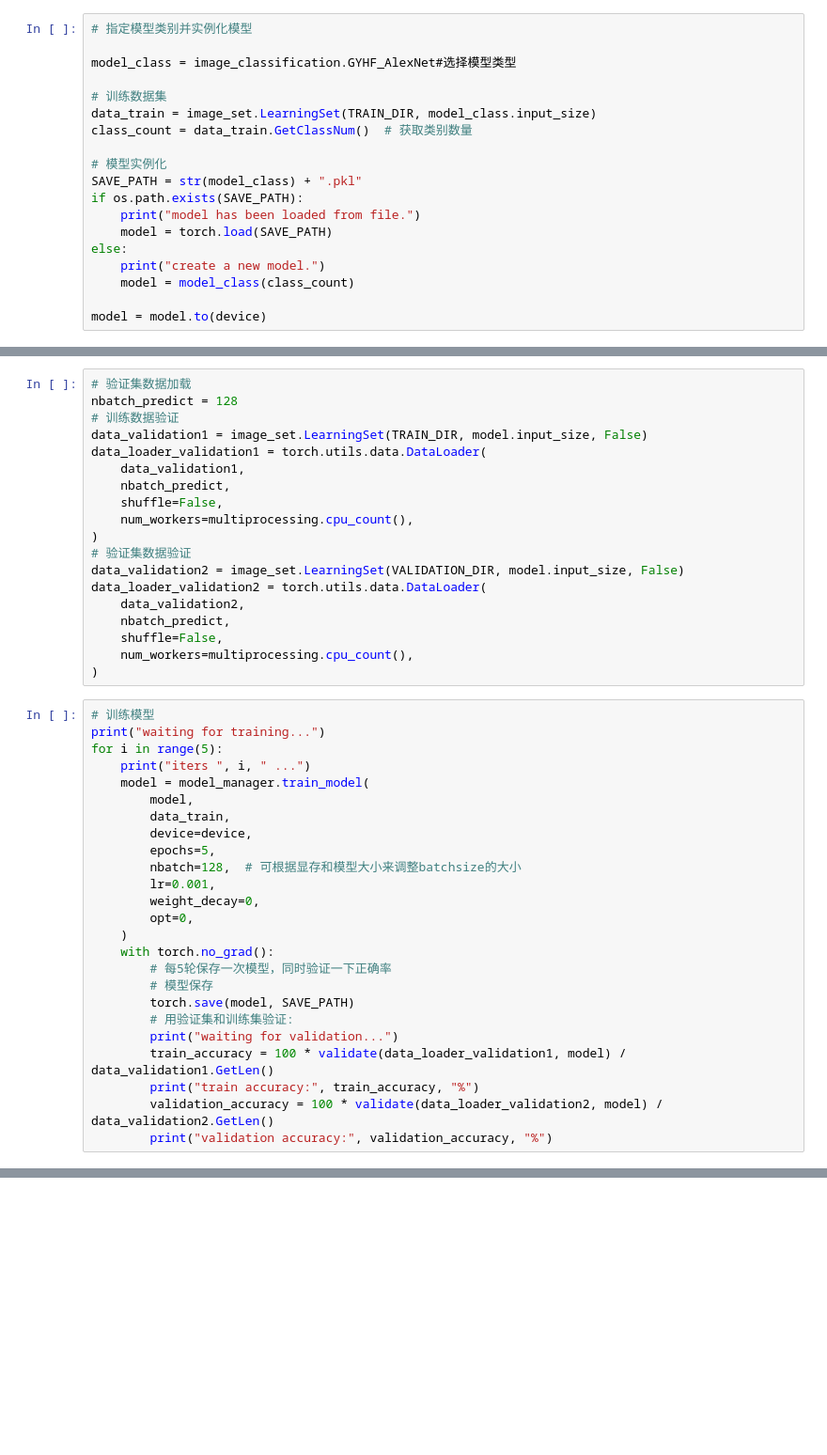
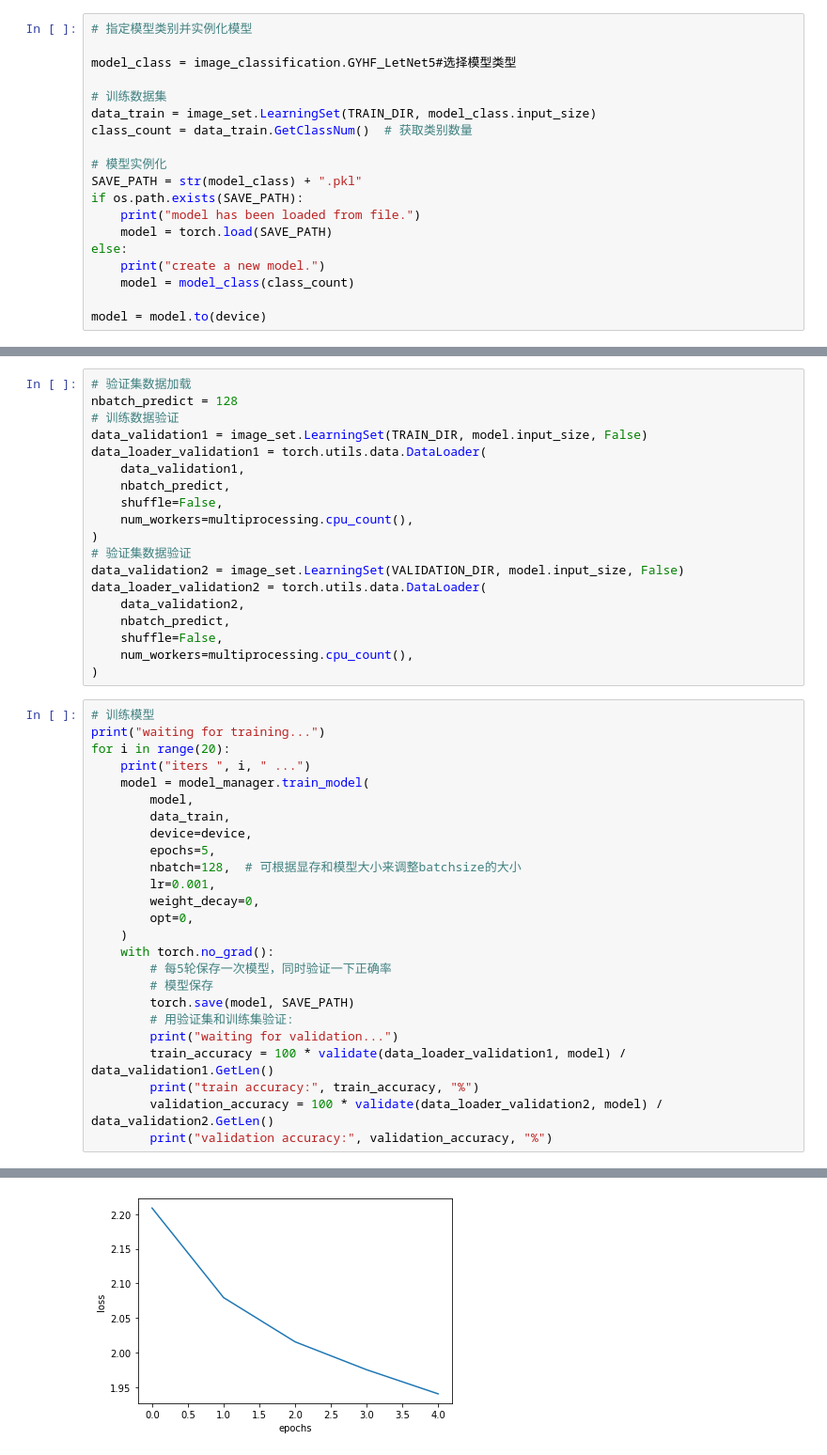
Before and after one commit to gystar/ml_hws, a Jupyter notebook: hw3/main.ipynb, the cells around one changed output, grey strips where cells are left out. Shown at 94% size. Saved outputs shown, nothing was run; the diff lists cells and outputs as text; blank space fills up the shorter version.

```diff
--- a/hw3/main.ipynb
+++ b/hw3/main.ipynb
@@ -55,7 +55,7 @@ def validate(data_loader, m):
 # %%
 # 指定模型类别并实例化模型
 
-model_class = image_classification.GYHF_AlexNet#选择模型类型
+model_class = image_classification.GYHF_LetNet5#选择模型类型
 
 # 训练数据集
 data_train = image_set.LearningSet(TRAIN_DIR, model_class.input_size)
@@ -95,7 +95,7 @@ data_loader_validation2 = torch.utils.data.DataLoader(
 # %%
 # 训练模型
 print("waiting for training...")
-for i in range(5):
+for i in range(20):
     print("iters ", i, " ...")
     model = model_manager.train_model(
         model,
@@ -117,3 +117,4 @@ for i in range(5):
         print("train accuracy:", train_accuracy, "%")
         validation_accuracy = 100 * validate(data_loader_validation2, model) / data_validation2.GetLen()
         print("validation accuracy:", validation_accuracy, "%")
+# %% [output]
@@ -119,0 +138 @@ for i in range(5):
+[figure, added]
```
Also changed, not shown: parts of 3 cells of this notebook, 5 other files.
